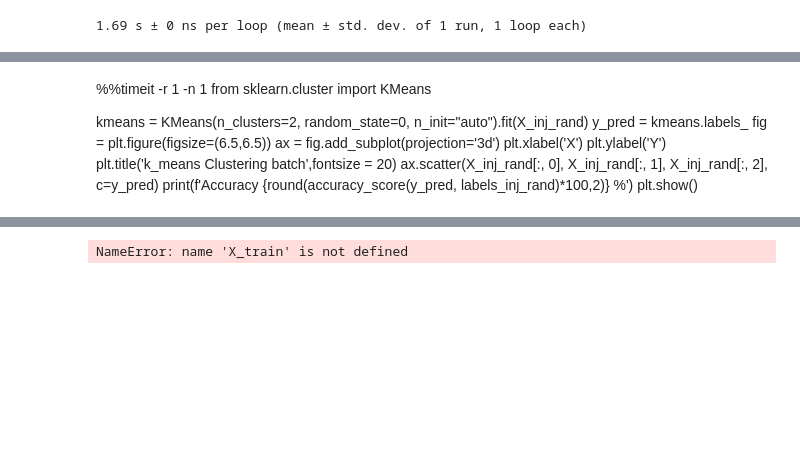
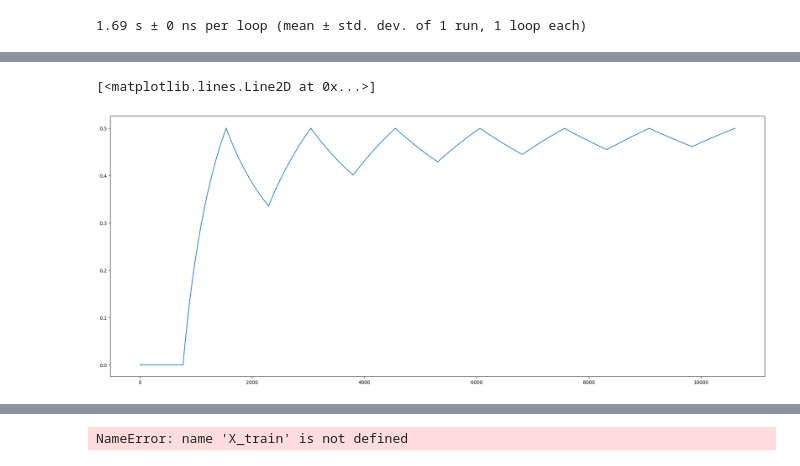
Before and after one commit to BorisOskolkov/Anomaly-detection, a Jupyter notebook: Anomaly detection.ipynb, the cells around one changed output, grey strips where cells are left out. Saved outputs shown, nothing was run; the diff lists cells and outputs as text; code cells hidden in the pictures; blank space fills up the shorter version.

```diff
--- a/Anomaly detection.ipynb
+++ b/Anomaly detection.ipynb
@@ -746,25 +759,12 @@ Accuracy 50.0 %
-# %% [markdown]
-
-%%timeit -r 1 -n 1
-from sklearn.cluster import KMeans
-
-kmeans = KMeans(n_clusters=2, random_state=0, n_init="auto").fit(X_inj_rand)
-y_pred = kmeans.labels_
-fig = plt.figure(figsize=(6.5,6.5))
-ax = fig.add_subplot(projection='3d')
-plt.xlabel('X')
-plt.ylabel('Y')
-plt.title('k_means Clustering batch',fontsize = 20)
-ax.scatter(X_inj_rand[:, 0], X_inj_rand[:, 1], X_inj_rand[:, 2], c=y_pred)
-print(f'Accuracy {round(accuracy_score(y_pred, labels_inj_rand)*100,2)} %')
-plt.show()
 # %%
-acc_cumul = np.zeros_like(labels_inj_rand, dtype = float)
+acc_cumul_k_means = np.zeros_like(labels_inj_rand, dtype = float)
 counter = 0
 for i in range(len(y_pred)):
-
     if y_pred[i] == labels_inj_rand[i]:
         counter +=1
-    acc_cumul[i] = (counter+(y_pred[i] == labels_inj_rand[i])*1)/(i+1)
+    acc_cumul_k_means[i] = (counter+(y_pred[i] == labels_inj_rand[i])*1)/(i+1)
 plt.figure(figsize= (25,10))
-plt.plot(acc_cumul)
+plt.plot(acc_cumul_k_means)
+# %% [output]
+[<matplotlib.lines.Line2D at 0x...>]
+[figure, added]
```
Also changed, not shown: parts of 13 cells of this notebook.
